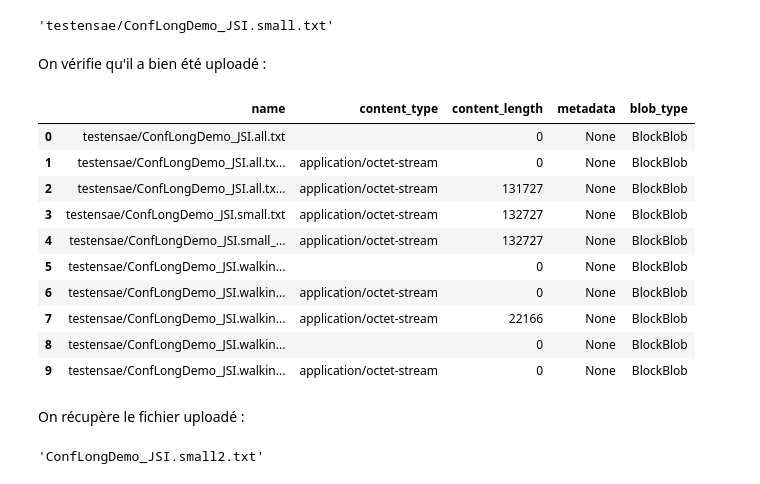
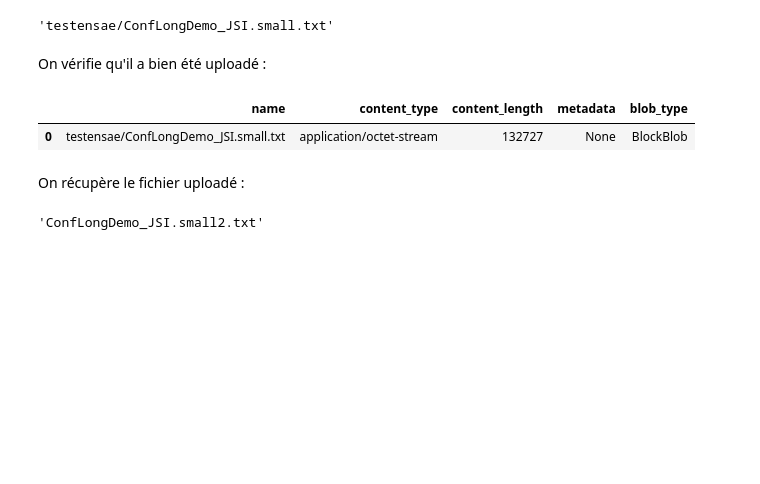
Before and after one commit to sdpython/ensae_teaching_cs, a Jupyter notebook: _doc/notebooks/td3a/td3a_cenonce_session6b.ipynb, the cells around one changed output. Saved outputs shown, nothing was run; the diff lists cells and outputs as text; code cells hidden in the pictures; blank space fills up the shorter version.

```diff
--- a/_doc/notebooks/td3a/td3a_cenonce_session6b.ipynb
+++ b/_doc/notebooks/td3a/td3a_cenonce_session6b.ipynb
@@ -156,20 +157,11 @@ On uploade un fichier dans le blob storage :
 # %% [markdown]
 On vérifie qu'il a bien été uploadé :
 # %%
-df = %blob_ls hdinsightstock/testensae
+df = %blob_ls clusterensaeazure1/testensae
 df[["name","content_type","content_length","metadata","blob_type"]].head(n=10)
 # %% [output]
 |  | name | content_type | content_length | metadata | blob_type |
-| 0 | testensae/ConfLongDemo_JSI.all.txt |  | 0 | None | BlockBlob |
-| 1 | testensae/ConfLongDemo_JSI.all.tx... | application/octet-stream | 0 | None | BlockBlob |
-| 2 | testensae/ConfLongDemo_JSI.all.tx... | application/octet-stream | 131727 | None | BlockBlob |
-| 3 | testensae/ConfLongDemo_JSI.small.txt | application/octet-stream | 132727 | None | BlockBlob |
-| 4 | testensae/ConfLongDemo_JSI.small_... | application/octet-stream | 132727 | None | BlockBlob |
-| 5 | testensae/ConfLongDemo_JSI.walkin... |  | 0 | None | BlockBlob |
-| 6 | testensae/ConfLongDemo_JSI.walkin... | application/octet-stream | 0 | None | BlockBlob |
-| 7 | testensae/ConfLongDemo_JSI.walkin... | application/octet-stream | 22166 | None | BlockBlob |
-| 8 | testensae/ConfLongDemo_JSI.walkin... |  | 0 | None | BlockBlob |
-| 9 | testensae/ConfLongDemo_JSI.walkin... | application/octet-stream | 0 | None | BlockBlob |
+| 0 | testensae/ConfLongDemo_JSI.small.txt | application/octet-stream | 132727 | None | BlockBlob |
 # %% [markdown]
 On récupère le fichier uploadé :
 # %%
```
Also changed, not shown: parts of 9 cells of this notebook, 1 other file.
